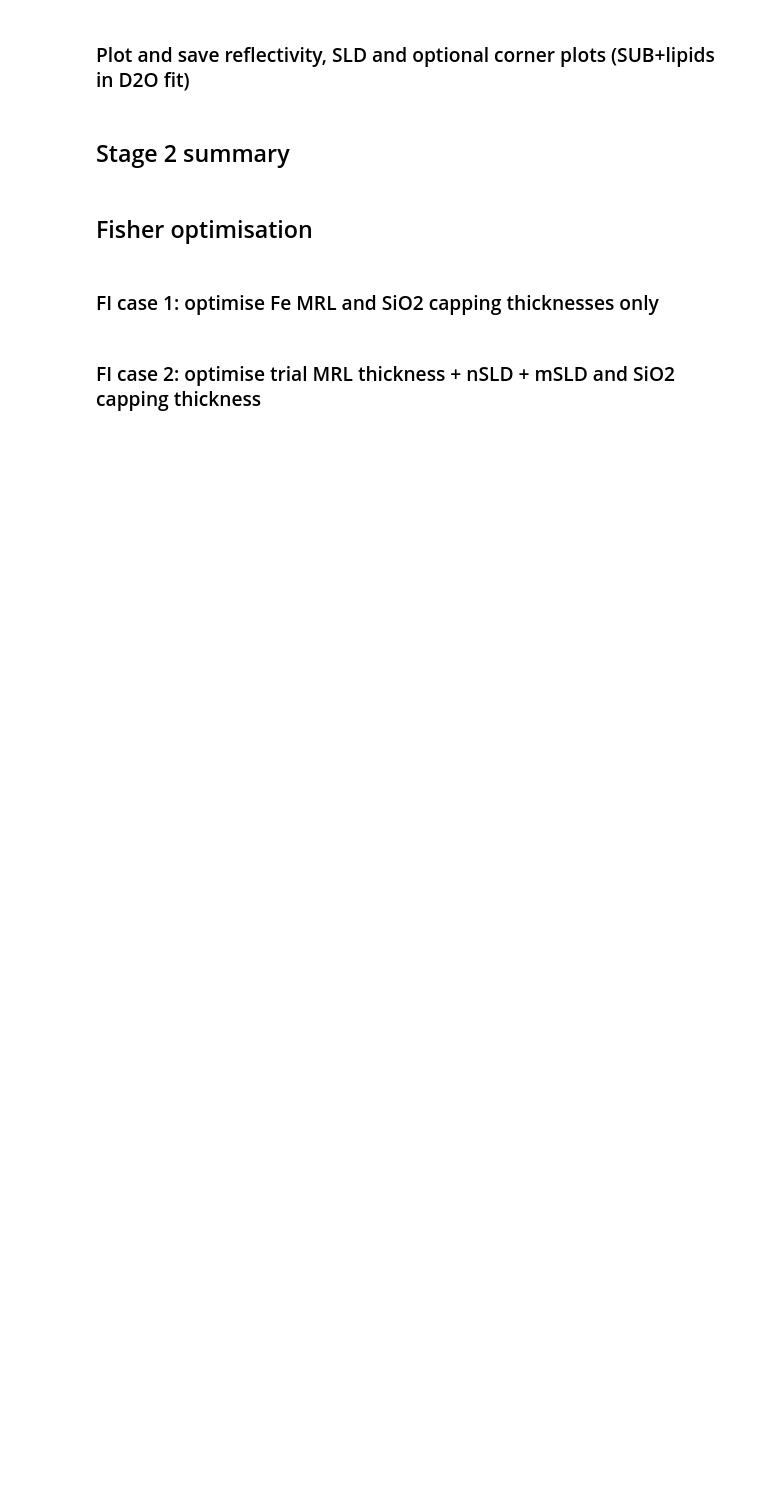
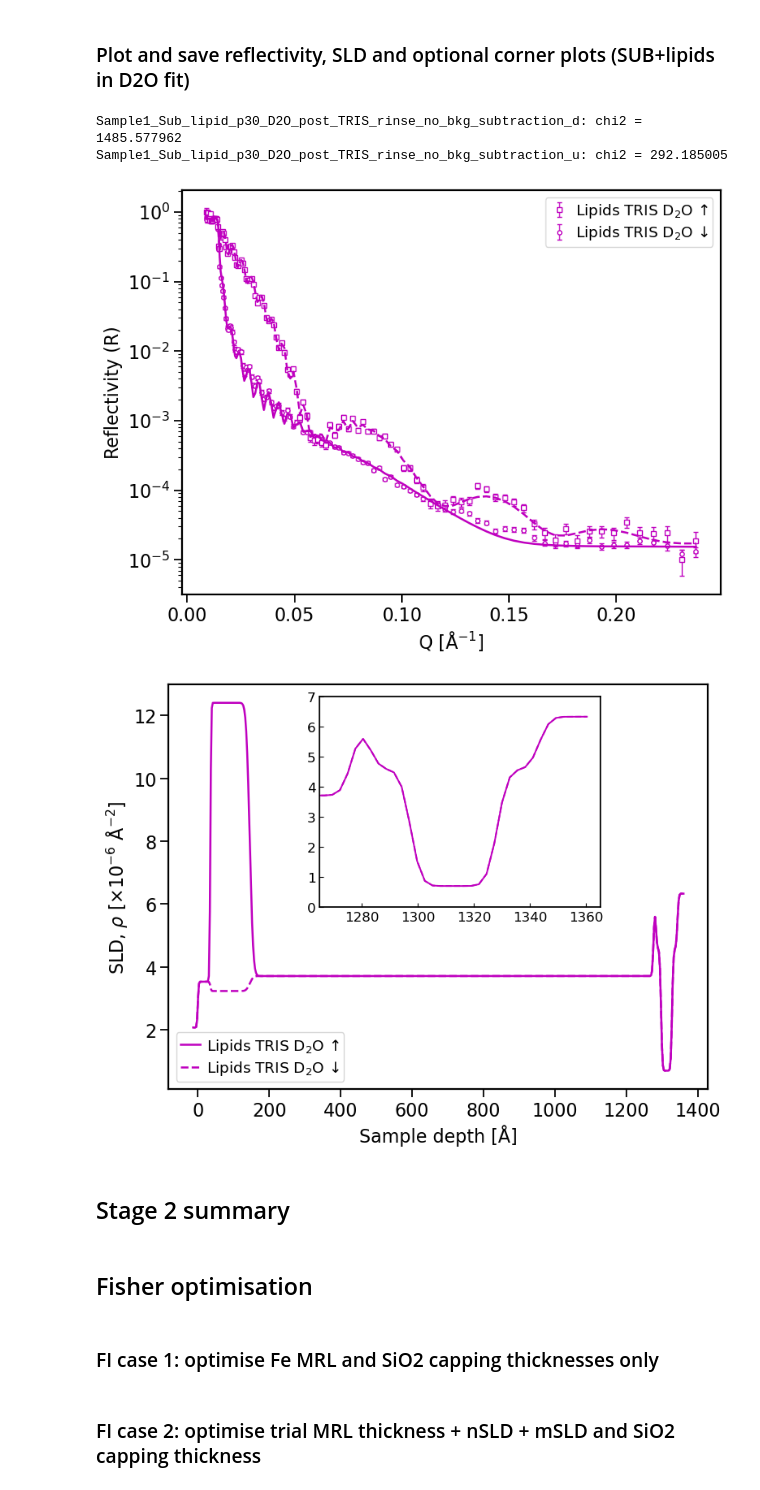
Before and after one commit to ivaya443/HOGBEN-optimising-PNR, a Jupyter notebook: optimisation_Fe_MRL_SiO2_cap.ipynb, the cells around one changed output. Saved outputs shown, nothing was run; the diff lists cells and outputs as text; code cells hidden in the pictures; blank space fills up the shorter version.

```diff
--- a/optimisation_Fe_MRL_SiO2_cap.ipynb
+++ b/optimisation_Fe_MRL_SiO2_cap.ipynb
@@ -345,36 +373,60 @@ print(f"Fitted Parameters \n {sample_objective.varying_parameters()}")
 # %% [markdown]
 ### Plot and save reflectivity, SLD and optional corner plots (SUB+lipids in D2O fit)
 # %%
+importlib.reload(fh)
+importlib.reload(fsh)
+
 stage2_cfg = StagePlotConfig(
     objective_group=sample_objective,
     structures=[
         si_lipid_TRIS_D2O_d_structure,
         si_lipid_TRIS_D2O_u_structure,
     ],
     refl_labels=[
         r'Lipids TRIS $\mathrm{D}_{\mathrm{2}}$O ↓',
         r'Lipids TRIS $\mathrm{D}_{\mathrm{2}}$O ↑',
     ],
     sld_labels=[
         r'Lipids TRIS $\mathrm{D}_{\mathrm{2}}$O ↓',
         r'Lipids TRIS $\mathrm{D}_{\mathrm{2}}$O ↑',
     ],
-    colors=["#e377c2", "#7f7f7f"],
+    colors=["#bf00bf", "#bf00bf"],
     shifts=[1, 1],
     refl_save_path=f"figures/Refl_lipids_D2O_fit_{MRL}_MRL_{Capping}_cap.svg",
     sld_save_path=f"figures/SLD_lipids_D2O_{MRL}_MRL_{Capping}_cap.svg",
     corner_save_path=f"figures/Corner_MCMC_lipids_D2O_{MRL}_MRL_{Capping}_cap.svg",
     legend_ncol=None,
     corner_left=0.13,
     corner_bottom=0.13,
+    marker_styles=["o", "s"],
+    model_linestyles=["-", "--"],
+    data_markerfacecolors=["white"] * 6,
+    data_markeredgecolors=["#bf00bf", "#bf00bf"],
+    model_linewidth=1.8,
+    data_markersize=3.8,
+    data_markeredgewidth=1.0,
+    axis_linewidth=1.6,
+
+    sld_legend_loc="lower left",
+
+    sld_inset=True,
+    sld_inset_bbox=(0.28, 0.45, 0.52, 0.52),   # top middle-ish
+    sld_inset_xlim=(1265, 1365),                 # example, adjust manually
+    sld_inset_ylim=(0, 7),                 # example, adjust manually
+    sld_inset_show_ticks=True,
 )
 
 stage2_artifacts = run_fitting_stage_plots(
     cfg=stage2_cfg,
     fitter=fitter,
     do_sampling=DO_SAMPLING,
     save_figs=SAVE_FIGS,
 )
+# %% [output]
+Sample1_Sub_lipid_p30_D2O_post_TRIS_rinse_no_bkg_subtraction_d: chi2 = 1485.577962
+Sample1_Sub_lipid_p30_D2O_post_TRIS_rinse_no_bkg_subtraction_u: chi2 = 292.185005
+[figure, added]
+[figure, added]
 # %% [markdown]
 ## Stage 2 summary
 # %%
```
Also changed, not shown: parts of 4 cells of this notebook, 5 other files.
